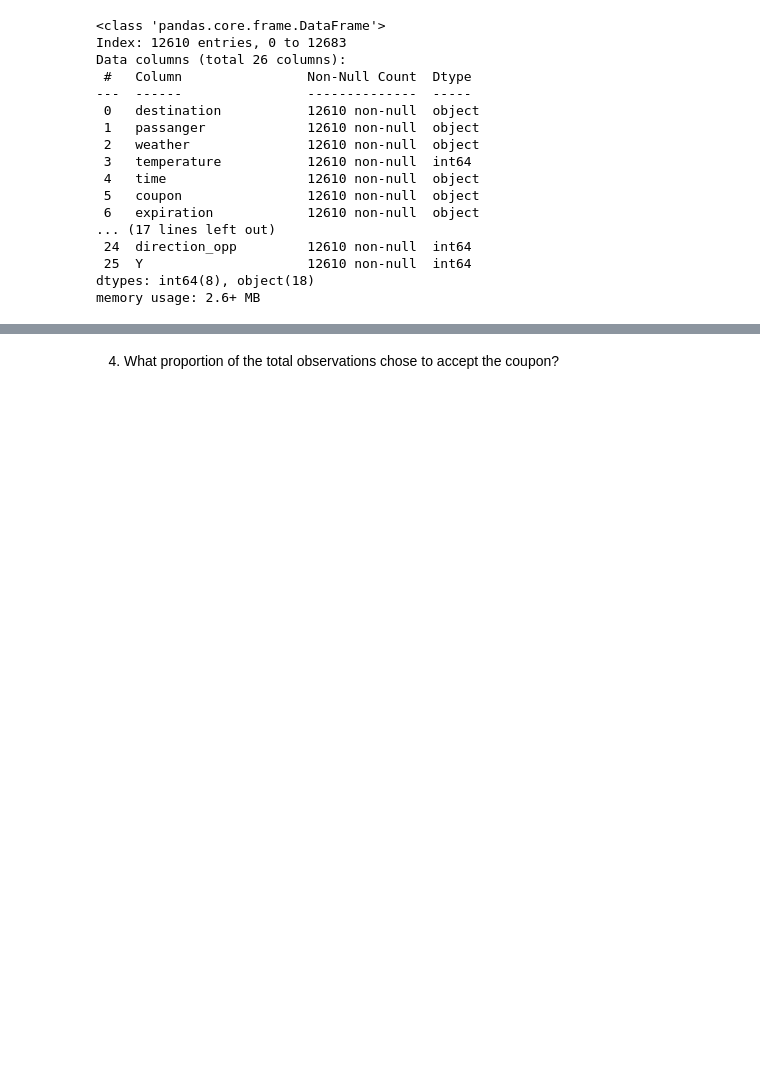
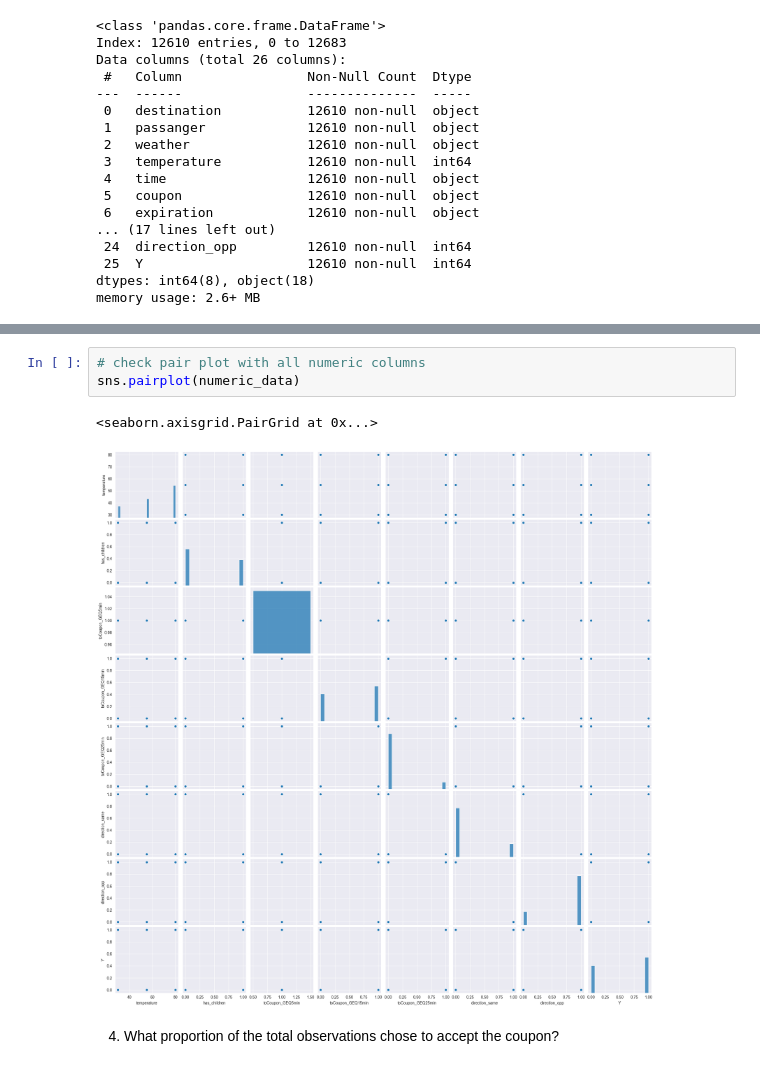
Before and after one commit to licyambrose/couponchoice, a Jupyter notebook: scripts/prompt.ipynb, the cells around one changed output, grey strips where cells are left out. Drawn from its saved outputs; the diff is of its cells as text; blank space fills up the shorter version.

```diff
--- a/scripts/prompt.ipynb
+++ b/scripts/prompt.ipynb
@@ -216,3 +223,9 @@ numeric_data.corr()
+# %%
+# check pair plot with all numeric columns
+sns.pairplot(numeric_data)
+# %% [output]
+<seaborn.axisgrid.PairGrid at 0x...>
+[figure, added]
 # %% [markdown]
 4. What proportion of the total observations chose to accept the coupon?
 # %% [markdown]
```
Also changed, not shown: parts of 2 cells of this notebook.
